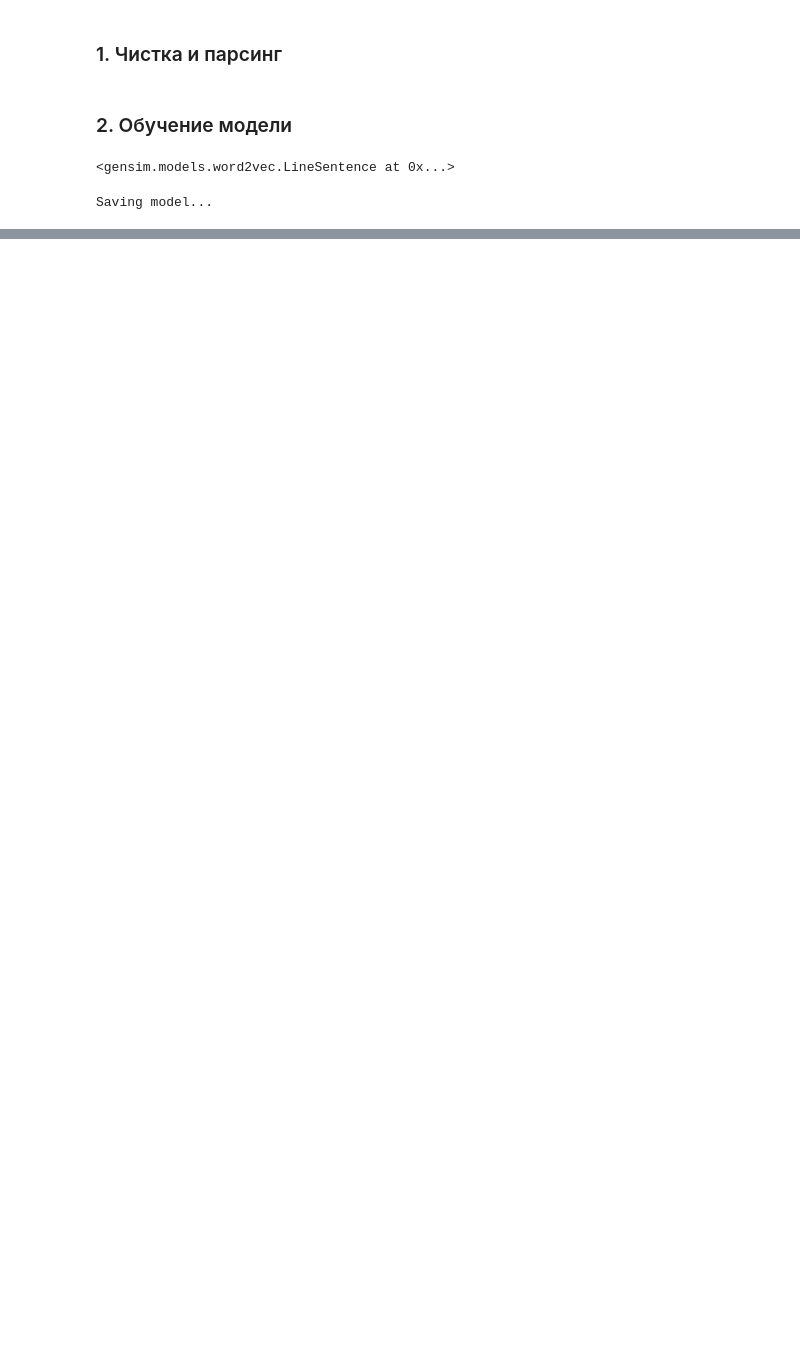
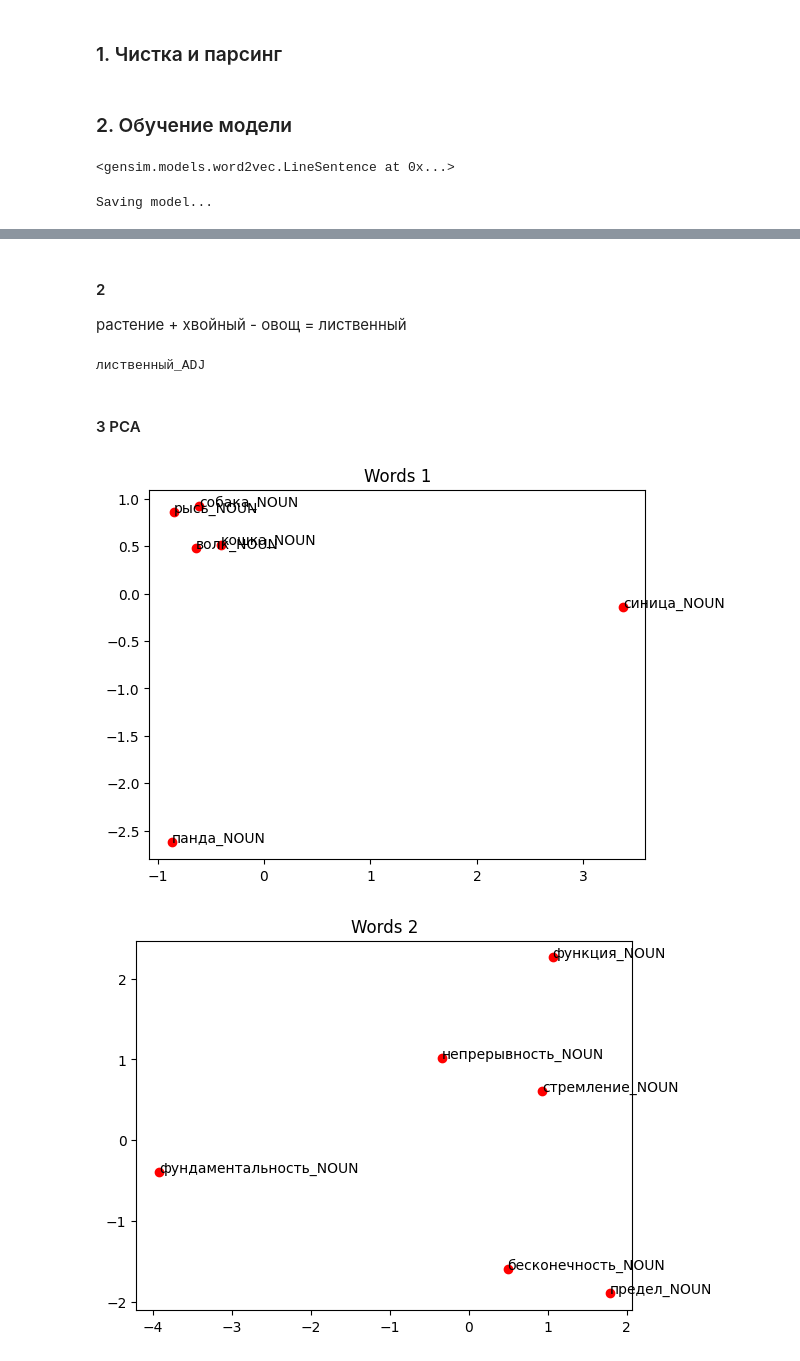
Before and after one commit to Eshasss/i-love-crispy-laptops, a Jupyter notebook: CompLing/CompLing 4 - Morphology Visualization/CompLing_4_Morphlogy.ipynb, the cells around one changed output, grey strips where cells are left out. Saved outputs shown, nothing was run; the diff lists cells and outputs as text; code cells hidden in the pictures; blank space fills up the shorter version.

```diff
--- a/CompLing/CompLing 4 - Morphology Visualization/CompLing_4_Morphlogy.ipynb
+++ b/CompLing/CompLing 4 - Morphology Visualization/CompLing_4_Morphlogy.ipynb
@@ -99,0 +163,39 @@ model_turg.wv.most_similar(positive=["смерть", "любовь"], negative=[
+# %%
+m = 'model.bin'
+model = gensim.models.KeyedVectors.load_word2vec_format(m, binary=True)
+# %% [markdown]
+#### 2
+растение + хвойный - овощ = лиственный
+# %%
+print(model.most_similar(positive=['растение_NOUN', 'хвойный_ADJ'], negative=['овощ_ADJ'])[0][0])
+# %% [output]
+лиственный_ADJ
+# %% [markdown]
+#### 3 PCA
+# %%
+def pca_maker(words, n):
+    """
+    Мне слишком лень переписывать,
+    поэтому держите отдельную функцию
+    """
+    words = words.split(" ")
+    X = model[words]
+    pca = PCA(n_components=2)
+    coords = pca.fit_transform(X)
+    plt.scatter(coords[:, 0], coords[:, 1], color='red')
+    plt.title(f'Words {n}')
+    for i, word in enumerate(words):
+        plt.annotate(word, xy=(coords[i, 0], coords[i, 1]))
+    plt.show()
+    return
+# %%
+words1 = "кошка_NOUN синица_NOUN рысь_NOUN собака_NOUN волк_NOUN панда_NOUN"
+words2 = "предел_NOUN функция_NOUN бесконечность_NOUN фундаментальность_NOUN непрерывность_NOUN стремление_NOUN"
+words3 = "ключ_NOUN замок_NOUN ножка_NOUN нос_NOUN лук_NOUN земля_NOUN"
+# %%
+pca_maker(words1, 1)
+pca_maker(words2, 2)
+pca_maker(words3, 3)
+# %% [output]
+[figure, added]
+[figure, added]
```
Also changed, not shown: parts of 29 cells of this notebook, 17 other files.
